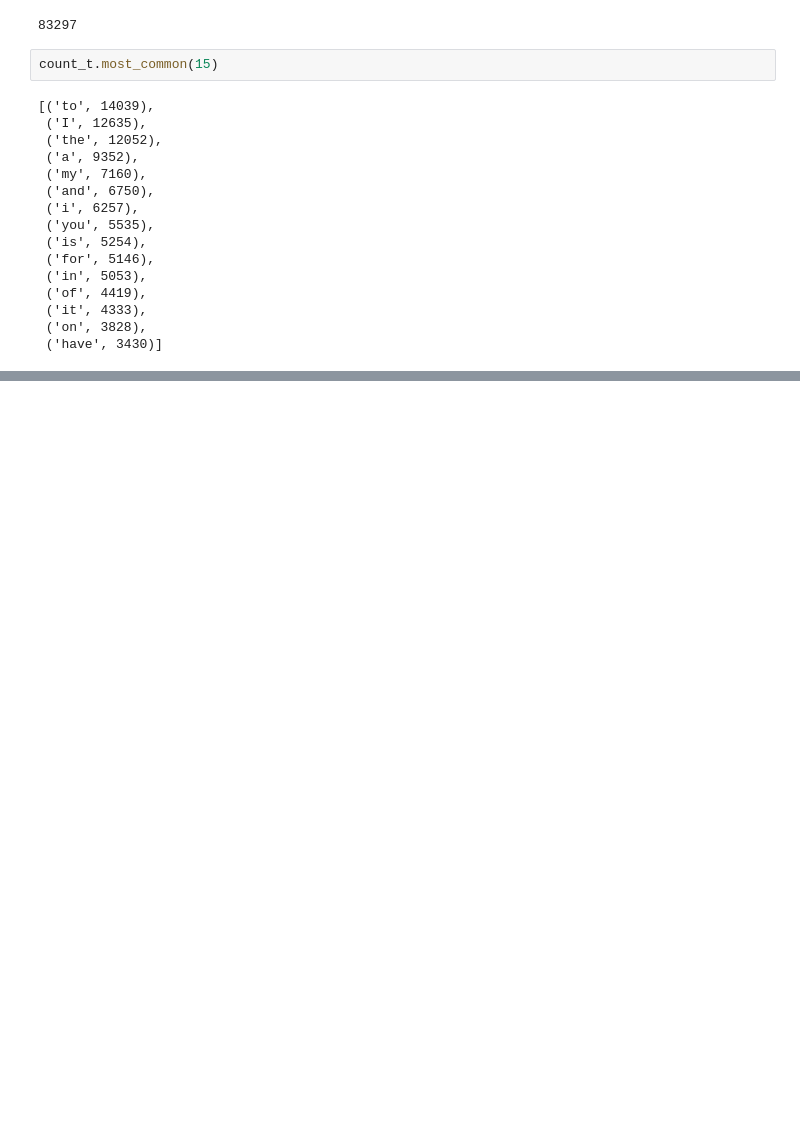
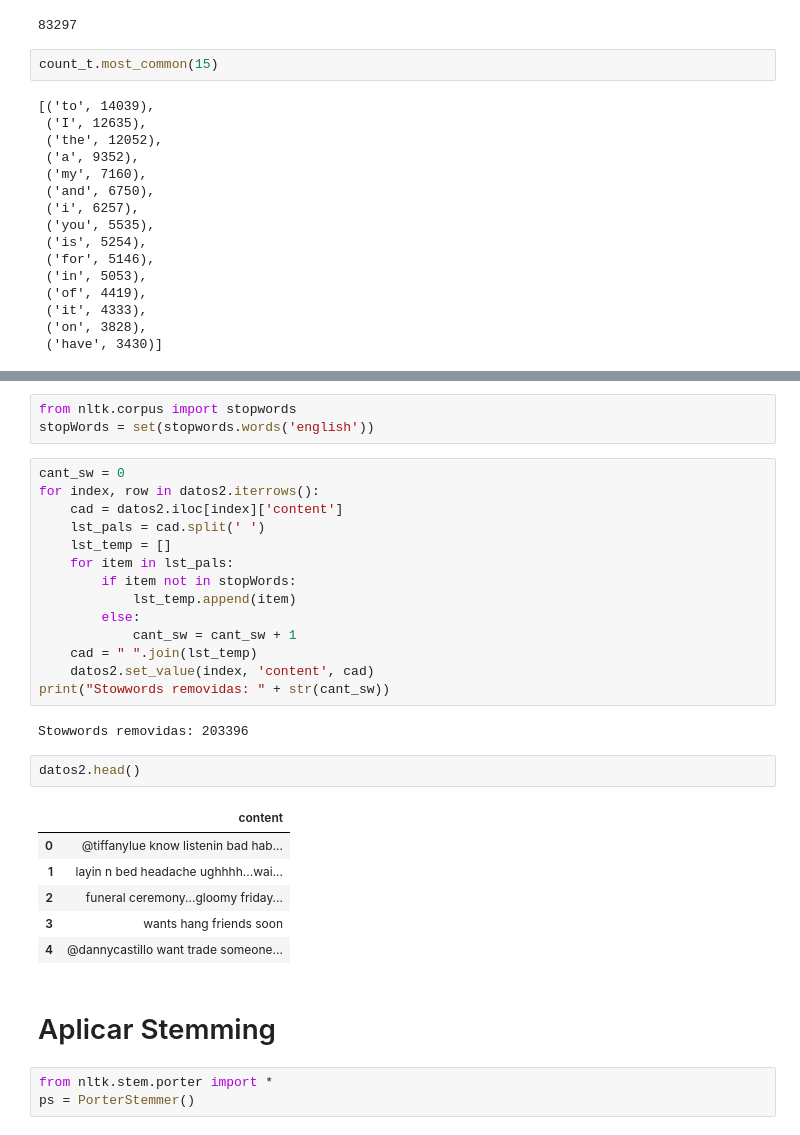
Before and after one commit to Giohanny/ta2_nlp, a Jupyter notebook: laboratorio 9.ipynb, the cells around one changed output, grey strips where cells are left out. Cells and saved outputs as stored; diff of their text form; blank space fills up the shorter version.

```diff
--- a/laboratorio 9.ipynb
+++ b/laboratorio 9.ipynb
@@ -147,0 +194,33 @@ count_t.most_common(15)
+# %%
+from nltk.corpus import stopwords
+stopWords = set(stopwords.words('english'))
+# %%
+cant_sw = 0
+for index, row in datos2.iterrows():
+    cad = datos2.iloc[index]['content']
+    lst_pals = cad.split(' ')
+    lst_temp = []
+    for item in lst_pals:
+        if item not in stopWords:
+            lst_temp.append(item)
+        else:
+            cant_sw = cant_sw + 1
+    cad = " ".join(lst_temp)
+    datos2.set_value(index, 'content', cad)
+print("Stowwords removidas: " + str(cant_sw))
+# %% [output]
+Stowwords removidas: 203396
+# %%
+datos2.head()
+# %% [output]
+|  | content |
+| 0 | @tiffanylue know listenin bad hab... |
+| 1 | layin n bed headache ughhhh...wai... |
+| 2 | funeral ceremony...gloomy friday... |
+| 3 | wants hang friends soon |
+| 4 | @dannycastillo want trade someone... |
+# %% [markdown]
+# Aplicar Stemming
+# %%
+from nltk.stem.porter import *
+ps = PorterStemmer()
```
Also changed, not shown: parts of 13 cells of this notebook, 1 other file.
